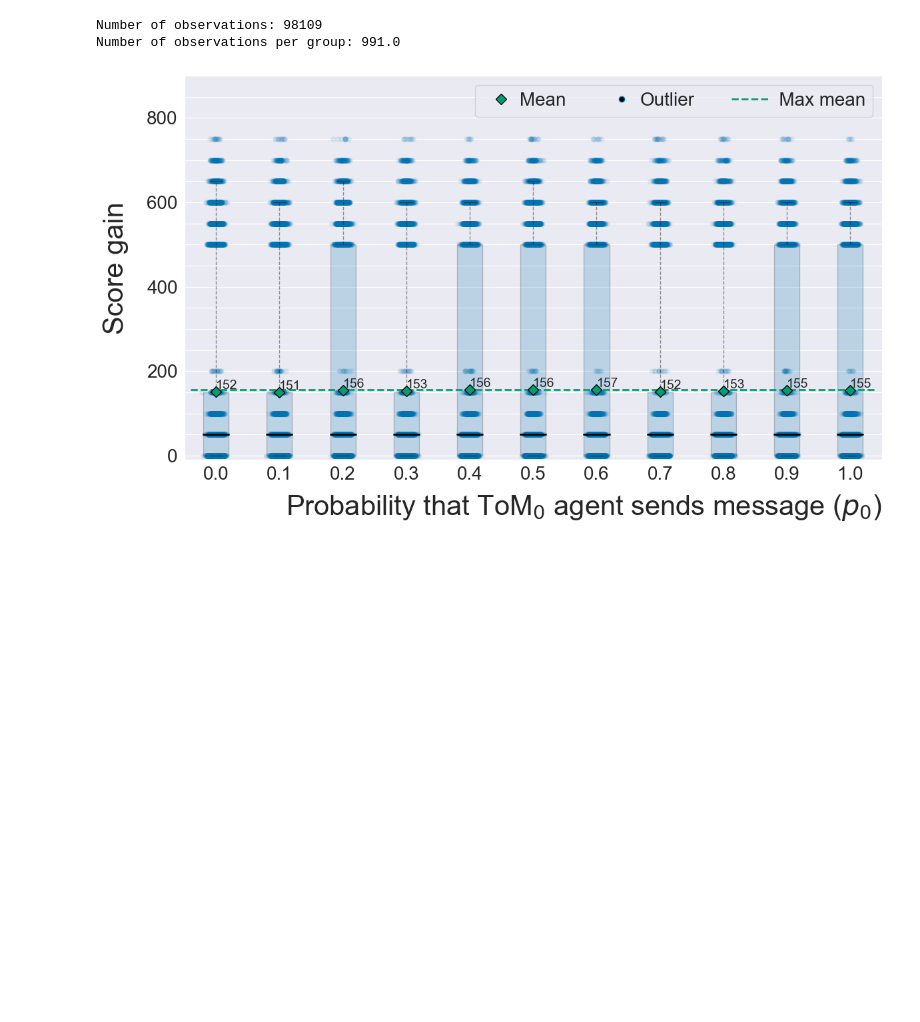
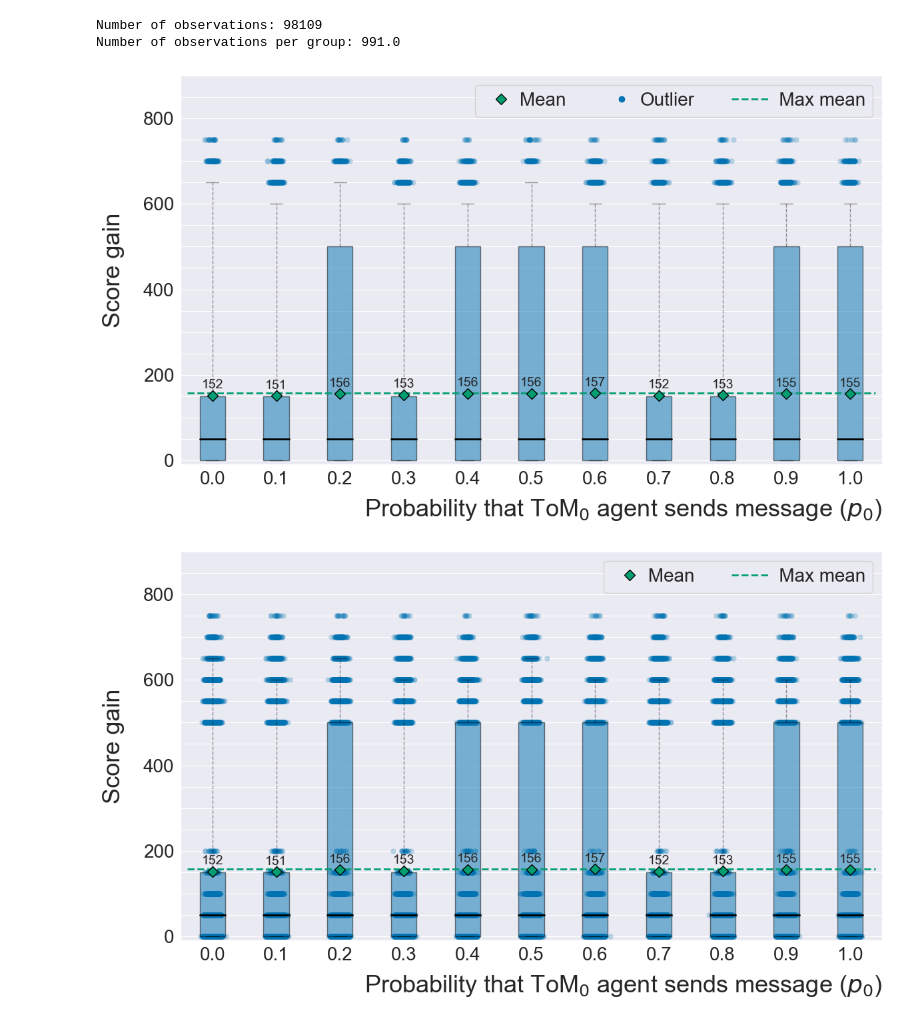
Before and after one commit to SverreBr/MasterThesis, a Jupyter notebook: py_src/expDetermineProb.ipynb, the cells around one changed output. Cells and saved outputs as stored; diff of their text form; code cells hidden in the pictures; blank space fills up the shorter version.

```diff
--- a/py_src/expDetermineProb.ipynb
+++ b/py_src/expDetermineProb.ipynb
@@ -76,60 +76,84 @@ meanpointprops = dict(marker='D', markeredgecolor='black', markerfacecolor=sns.c
 whiskerprops = dict(alpha=0.4, linestyle="dashed")
 capprops = dict(alpha=0.4)
 medianprops = dict(lw=2, color="black")
-boxprops = dict(facecolor=INIT_COL, color="black", alpha=0.2)
+boxprops = dict(facecolor=INIT_COL, color="black", alpha=0.5)
 
 BIN_WIDTH = 0.4
 TICK_SIZE = 20
 VALUE_SIZE = 14
-LABEL_SIZE = 30
+LABEL_SIZE = 26
 figsize = (12,7)
 
 
-def make_box_plot(data, pos, ax):
-    ax.boxplot(data, patch_artist=True, notch=False, vert=1, showfliers=False, whis=[2.5, 97.5],
+def make_box_plot(data, pos, ax, draw_points):
+    bp = ax.boxplot(data, patch_artist=True, notch=False, vert=1, showfliers=True, whis=[2.5, 97.5],
                     positions=pos, widths=BIN_WIDTH, showmeans=True, meanprops=meanpointprops,
                     whiskerprops=whiskerprops, medianprops=medianprops, capprops=capprops,
                     boxprops=boxprops)
 
-    x = np.random.normal(pos[0], 0.05, size=len(data))
-    y = data
-    ax.scatter(x, y, color=INIT_COL, alpha=0.1, linewidth=0)
+    plt.setp(bp['fliers'][0], color='black', alpha=0)
 
-def make_plot(data):
+    if draw_points:
+        x = np.random.normal(pos[0], 0.05, size=len(data))
+        y = data
+        ax.scatter(x, y, color=INIT_COL, alpha=0.25, linewidth=0)
+    else:
+        top_points = bp["fliers"][0].get_data()
+        x = np.random.normal(top_points[0], 0.05, size=len(top_points[0]))
+        y = top_points[1]
+        ax.scatter(x, y, color=INIT_COL, alpha=0.25, linewidth=0)
+
+
+def make_plot(data, draw_points):
     fig, ax = plt.subplots(figsize = figsize)
     max_mean = 0
 
     for i in range(0, 11, 1):
         plot_data = list(data[data["zeroToMProb"] == i/10]["gain"])
-        make_box_plot(plot_data, [i], ax)
+        make_box_plot(plot_data, [i], ax, draw_points)
 
         new_val = np.mean(plot_data)
-        ax.text(i, new_val, round(new_val), size=VALUE_SIZE, ha="left", va='bottom')
+        ax.text(i, new_val+10, round(new_val), size=VALUE_SIZE, ha="center", va='bottom')
         max_mean = np.max([new_val, max_mean])
 
     # Add horizontal line...
     # print(max_mean)
     ax.hlines(y=max_mean, xmin=-BIN_WIDTH, xmax=10 + BIN_WIDTH, linestyles='dashed', label='smt', lw=2, colors=meanpointprops["markerfacecolor"])
 
     handles, _ = ax.get_legend_handles_labels()
     # ax.yaxis.set_tick_params(pad=1.6*max(T.label1.get_window_extent().width for T in ax.yaxis.majorTicks))
     ax.tick_params(axis='both', labelsize=TICK_SIZE)
     ax.set_xticklabels([0.0, 0.1, 0.2, 0.3, 0.4, 0.5, 0.6, 0.7, 0.8, 0.9, 1.0])
     ax.set_ylim(top=900, bottom=-10)
-    ax.legend((plt.Line2D([0], [0], color=meanpointprops["markerfacecolor"], marker=meanpointprops["marker"],
-                            markeredgecolor=meanpointprops["markeredgecolor"], markersize=meanpointprops["markersize"], linewidth=0),
-            plt.Line2D([0],[0], color="black", marker="o", markeredgecolor=INIT_COL, linewidth=0),
-            handles[0]),
-            ("Mean", "Outlier", "  Max mean"), fontsize=TICK_SIZE, ncol=3, fancybox=True, loc="upper right", handletextpad=0)
+    if draw_points:
+        ax.legend((plt.Line2D([0], [0], color=meanpointprops["markerfacecolor"], marker=meanpointprops["marker"],
+                                markeredgecolor=meanpointprops["markeredgecolor"], markersize=meanpointprops["markersize"], linewidth=0),
+                handles[0]),
+                ("Mean", "  Max mean"), fontsize=TICK_SIZE, ncol=3, fancybox=True, loc="upper right", handletextpad=0)
+    else:
+        ax.legend((plt.Line2D([0], [0], color=meanpointprops["markerfacecolor"], marker=meanpointprops["marker"],
+                                markeredgecolor=meanpointprops["markeredgecolor"], markersize=meanpointprops["markersize"], linewidth=0),
+                plt.Line2D([0],[0], color=INIT_COL, marker="o", linewidth=0, alpha=1),
+                handles[0]),
+                ("Mean", "Outlier", "  Max mean"), fontsize=TICK_SIZE, ncol=3, fancybox=True, loc="upper right", handletextpad=0)
+
     ax.xaxis.grid(False, which ="both")
     ax.yaxis.grid(True, which="both")
 
     ax.set_ylabel("Score gain", fontsize=LABEL_SIZE, labelpad=20)
     ax.set_xlabel(r"Probability that ToM$_0$ agent sends message ($p_0$)", fontsize=LABEL_SIZE, loc="right", labelpad=10)
     fig.tight_layout()
     plt.minorticks_on()
 
-make_plot(df_transformed)
-plt.savefig(figure_path + "boxplot.png")
+make_plot(df_transformed, False)
+plt.savefig(figure_path + "boxplot.pdf")
+
+make_plot(df_transformed, True)
+plt.savefig(figure_path + "boxplot_with_points.pdf")
+
+make_plot(df_transformed.loc[(df_transformed["init_highestValueParetoOutcome"] != -1) & (df_transformed["resp_highestValueParetoOutcome"] != -1)],
+          False)
+plt.savefig(figure_path + "boxplot_pareto.pdf")
 # %% [output]
-[figure, old version]
+[figure, new version]
+[figure, added]
```
Also changed, not shown: parts of 5 cells of this notebook, 5 other files.
